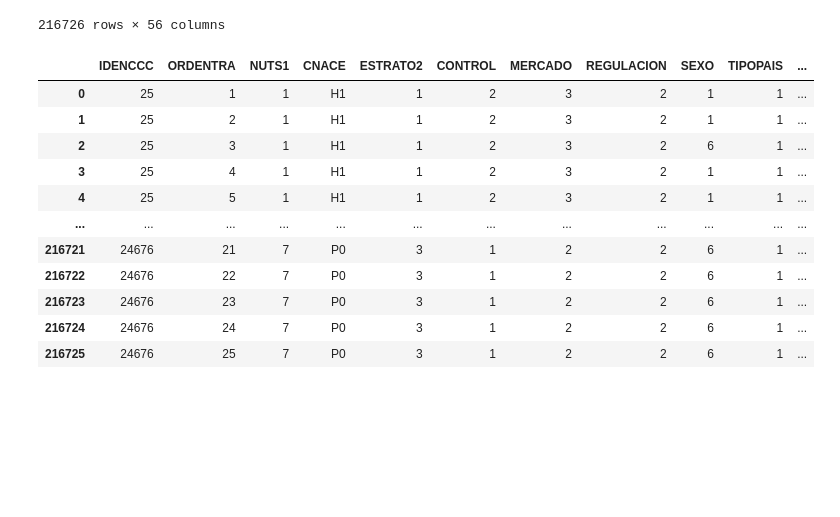
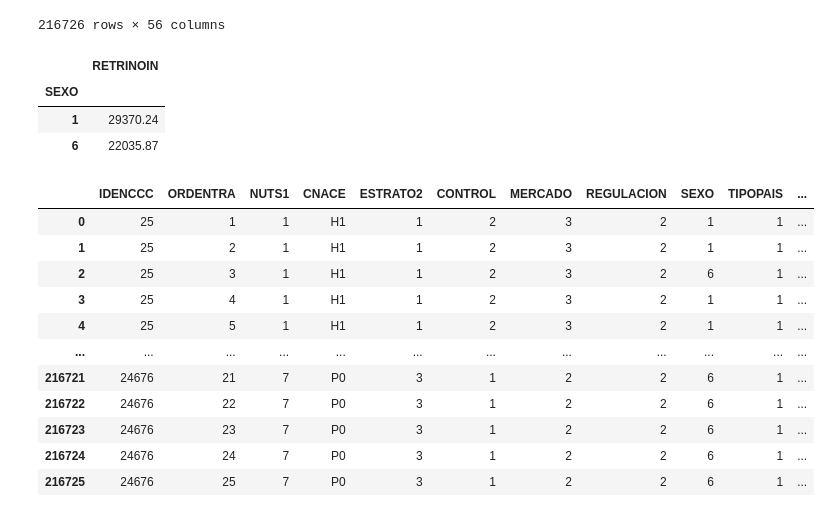
Before and after one commit to Gbau11/Empleo-Espa-a, a Jupyter notebook: code/empleo.ipynb, the cells around one changed output. Drawn from its saved outputs; the diff is of its cells as text; code cells hidden in the pictures; blank space fills up the shorter version.

```diff
--- a/code/empleo.ipynb
+++ b/code/empleo.ipynb
@@ -21,6 +21,13 @@ sal
 | 216724 | 24676 | 24 | 7 | P0 | 3 | 1 | 2 | 2 | 6 | 1 | ... |
 | 216725 | 24676 | 25 | 7 | P0 | 3 | 1 | 2 | 2 | 6 | 1 | ... |
 216726 rows × 56 columns
+# %%
+sal.groupby('SEXO').agg({'RETRINOIN':'mean'})
+# %% [output]
+|  | RETRINOIN |
+| SEXO |  |
+| 1 | 29370.24 |
+| 6 | 22035.87 |
 # %%
 sal.sort_values(by='RETRINOIN')
 sal
```
Also changed, not shown: parts of 9 cells of this notebook, 37 other files.
